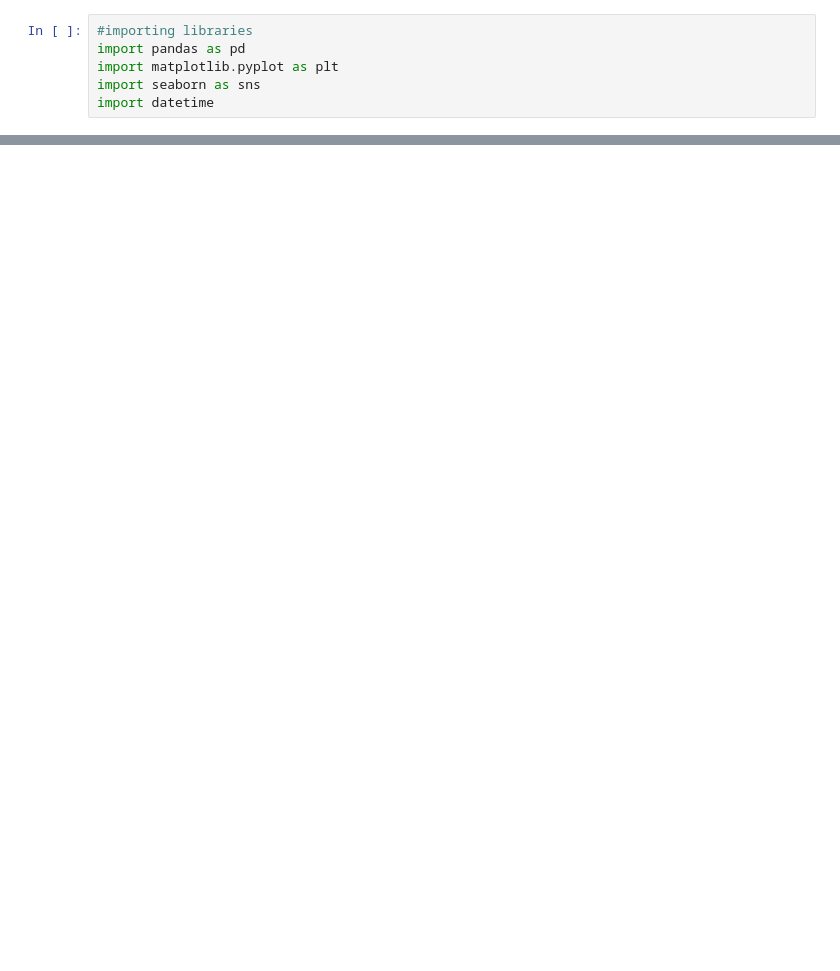
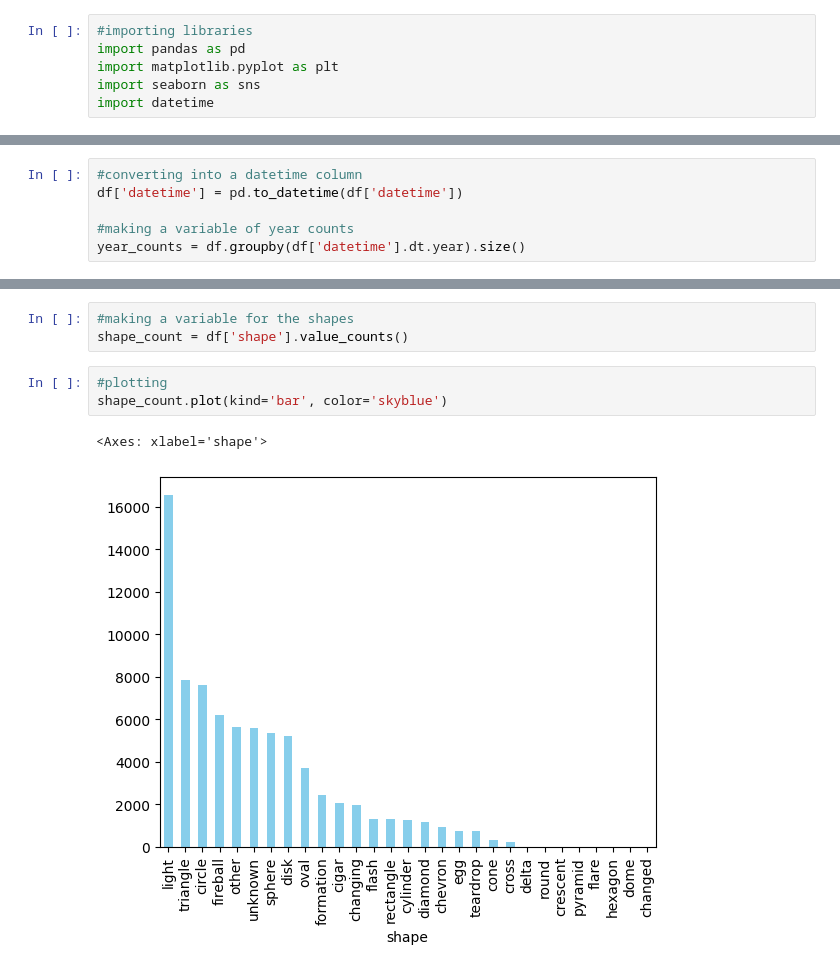
Before and after one commit to FischerLogan/statistical_analysis_of_aerial_phenomena, a Jupyter notebook: notebook/refined_analysis.ipynb, the cells around one changed output, grey strips where cells are left out. Cells and saved outputs as stored; diff of their text form; blank space fills up the shorter version.

```diff
--- a/notebook/refined_analysis.ipynb
+++ b/notebook/refined_analysis.ipynb
@@ -24,0 +116,6 @@ df.head(10)
+# %%
+#converting into a datetime column
+df['datetime'] = pd.to_datetime(df['datetime'])
+
+#making a variable of year counts
+year_counts = df.groupby(df['datetime'].dt.year).size()
@@ -24,0 +132,9 @@ df.head(10)
+# %%
+#making a variable for the shapes
+shape_count = df['shape'].value_counts()
+# %%
+#plotting
+shape_count.plot(kind='bar', color='skyblue')
+# %% [output]
+<Axes: xlabel='shape'>
+[figure, added]
```
Also changed, not shown: parts of 15 cells of this notebook.
